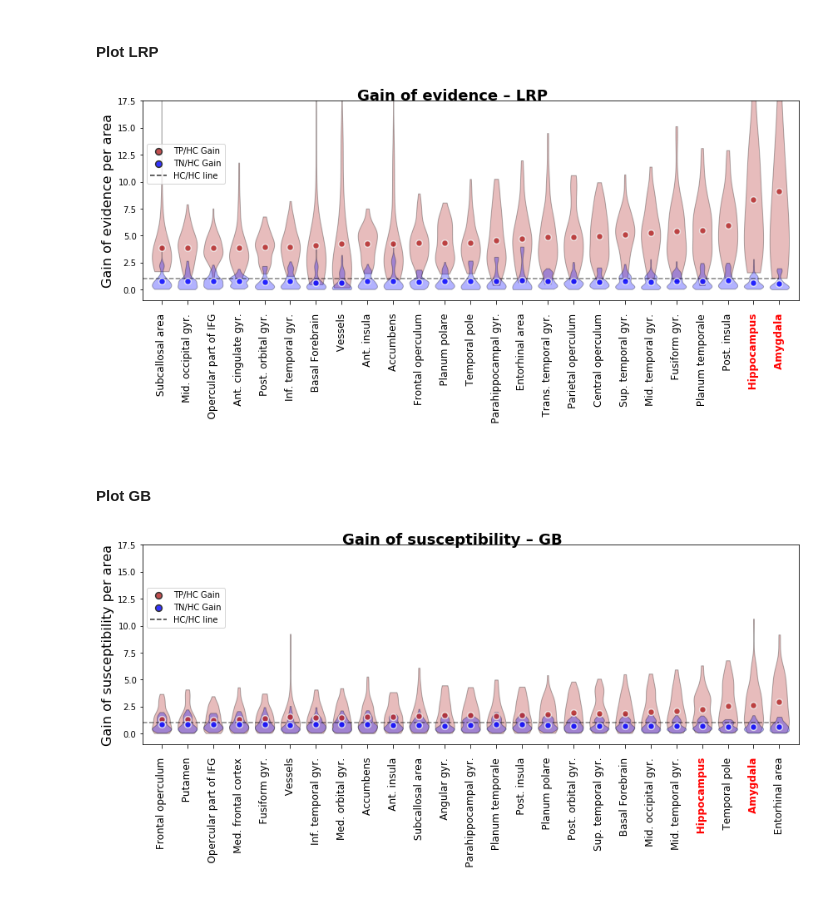
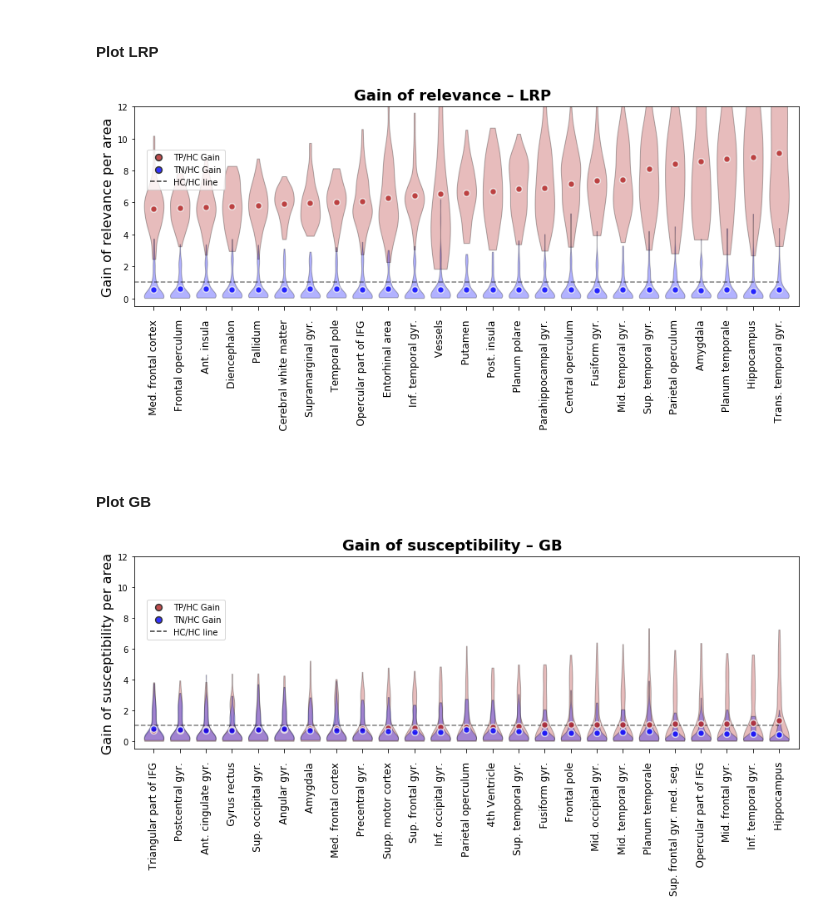
Before and after one commit to moboehle/Pytorch-LRP, a Jupyter notebook: Plotting result graphs.ipynb, the cells around one changed output. Saved outputs shown, nothing was run; the diff lists cells and outputs as text; code cells hidden in the pictures.

```diff
--- a/Plotting result graphs.ipynb
+++ b/Plotting result graphs.ipynb
@@ -179,7 +192,7 @@ plt_opts = {
     },
     "color_ad": "darkorange",
     "color_hc": "forestgreen",
-    "y_label": "Total sum of evidence",
+    "y_label": "Total sum of relevance",
     "ad_label": "AD",
     "hc_label": "HC",
     }
@@ -194,8 +207,8 @@ leg = fig.legend(bbox_to_anchor=[.2, .85])
 for lh in leg.legendHandles:
     lh._sizes= [60]
 
-fig.suptitle("Evidence sum – LRP", y=1.0, fontweight="bold", fontsize=18)
+fig.suptitle("Relevance sum – LRP", y=1.017, fontweight="bold", fontsize=18)
 
 fig.tight_layout()
-fig.savefig(os.path.join(data_path, "absolute_LRP.pdf"))
+fig.savefig(os.path.join(data_path, "absolute_LRP.pdf"), bbox_inches='tight')
 # %% [output]
@@ -289,19 +302,19 @@ plt_opts = {
     "color_ad": "darkorange",
     "color_idvs": "navy",
     "color_hc": "forestgreen",
-    "y_label": "Size-normalised sum of evidence",
+    "y_label": "Size-normalised sum of relevance",
     "ad_label": "AD",
     "hc_label": "HC",
-    "ylim": (-1e-7, 3.5 * 1e-6)
+    "ylim": (-1e-7, 3.2 * 1e-6)
 
 
 }
 
 fig, ax = plot_ad_hc(mean_ad_LRP_norm, mean_hc_LRP_norm, plt_opts, sorting="area_norm",
-                     plot_idvs=True, rs_per_a=rs_per_area_LRP,
+                     plot_idvs=False, rs_per_a=rs_per_area_LRP,
                      patB=0,
                      shift=True,
-                     patA=86,
+                     patA=20,
                     the_labels=labels_norm_LRP)
 
 parts = ax.violinplot(evdc_vals_ad_LRP, widths=.75, showextrema=False, points=100)
@@ -321,7 +334,7 @@ leg = fig.legend(bbox_to_anchor=[.2, .85])
 for lh in leg.legendHandles:
     lh.set_alpha(1)
 
-fig.suptitle("Evidence density – LRP", y=1.0, fontweight="bold", fontsize=18)
+fig.suptitle("Relevance density – LRP", y=1.0, fontweight="bold", fontsize=18)
 
 fig.tight_layout()
 
@@ -349,7 +362,7 @@ plt_opts = {
     "y_label": "Size-normalised sum of susceptibility",
     "ad_label": "AD",
     "hc_label": "HC",
-    "ylim": (-1e-5, 1.75 * 1e-4)
+    "ylim": (-1e-5, 1.2 * 1e-3)
 
 
 }
@@ -378,8 +391,7 @@ for lh in leg.legendHandles:
 
 fig.suptitle("Susceptibility density – GB", y=1.0, fontweight="bold", fontsize=18)
 
-
 fig.tight_layout()
 
-fig.savefig(os.path.join(data_path, "size_norm_GB.pdf"))
+fig.savefig(os.path.join(data_path, "size_norm_GB.pdf"), bbox_inches='tight')
 # %% [output]
@@ -399,8 +411,8 @@ mean_gain_TP_GB = {l: v/mean_hc_GB[l] for l, v in comp_mean(rs_per_area=rs_per_a
 mean_gain_TN_GB = {l: v/mean_hc_GB[l] for l, v in comp_mean(rs_per_area=rs_per_area_GB, case="TN").items()}
 
 # Get first_n most important areas under this metric
-labels_gain_LRP = np.array(sorted_lbls_LRP["gain"], dtype=str)[-first_n:]
-labels_gain_GB = np.array(sorted_lbls_GB["gain"], dtype=str)[-first_n:]
+labels_gain_LRP = np.array(sorted_lbls_LRP["gain_tp"], dtype=str)[-first_n:]
+labels_gain_GB = np.array(sorted_lbls_GB["gain_tp"], dtype=str)[-first_n:]
 # %% [markdown]
 ###### Get individual patients' scores for violin plots
 # %%
@@ -426,11 +438,11 @@ plt_opts = {
 
     "color_ad": "firebrick",
     "color_hc": "green",
-    "y_label": "Gain of evidence per area",
+    "y_label": "Gain of relevance per area",
     "ad_label": "TP/HC Gain",
     "hc_label": "FN/HC Gain",
     "shift": 0,
-    "ylim": (-1, 1.75 * 1e1)
+    "ylim": (-0.5, 12)
 
 
 }
@@ -449,36 +461,36 @@ for pc in parts['bodies']:
 
 
 
 plt_opts.update({
     "ad_label": "TN/HC Gain",
     "color_ad": "blue",
 })
 fig, ax = plot_ad_hc(mean_gain_TN_LRP, None, plt_opts, sorting="gain",
                     idv_plots=None, shift=True,
                     the_labels=labels_gain_LRP, fig=fig, ax=ax)
 
 
 parts = ax.violinplot(gain_vals_TN_LRP, widths=.75, showextrema=False, points=100)
 for pc in parts['bodies']:
     pc.set_facecolor('blue')
     pc.set_edgecolor('black')
     pc.set_alpha(.3)
 ax.hlines(1, 0, len(labels_gain_LRP), linestyle="dashed", alpha =.5, label="HC/HC line")
 
 leg = fig.legend(bbox_to_anchor=[.185, .85])
 
 for lh in leg.legendHandles:
     lh.set_alpha(.8)
     if "_edgecolors" in lh.__dict__:
         lh._edgecolors = [(.2, .2, .2)]
 
 ax.set_xlim(0.25, len(labels_gain_LRP)+.75)
 
 fig.tight_layout()
-fig.suptitle("Gain of evidence – LRP", y=1.0, fontweight="bold", fontsize=18)
-fig.savefig(os.path.join(data_path, "gain_LRP_hipp.pdf"))
+fig.suptitle("Gain of relevance – LRP", y=1.017, fontweight="bold", fontsize=18)
+fig.savefig(os.path.join(data_path, "gain_LRP.pdf"), bbox_inches='tight')
 # %% [output]
-[figure, old version]
+[figure, new version]
 # %% [markdown]
 #### Plot GB
 # %%
@@ -493,7 +505,7 @@ plt_opts = {
     "ad_label": "TP/HC Gain",
     "hc_label": "FN/HC Gain",
     "shift": 0,
-    "ylim": (-1, 1.75 * 1e1)
+    "ylim": (-0.5, 12)
 
 
 }
@@ -538,7 +550,7 @@ for lh in leg.legendHandles:
 ax.set_xlim(0.25, len(labels_gain_GB)+.75)
 
 fig.tight_layout()
-fig.suptitle("Gain of susceptibility – GB", y=1.0, fontweight="bold", fontsize=18)
-fig.savefig(os.path.join(data_path, "gain_GB.pdf"))
+fig.suptitle("Gain of susceptibility – GB", y=1.017, fontweight="bold", fontsize=18)
+fig.savefig(os.path.join(data_path, "gain_GB.pdf"), bbox_inches='tight')
 # %% [output]
-[figure, old version]
+[figure, new version]
```
Also changed, not shown: parts of 8 cells of this notebook, 22 other files.
